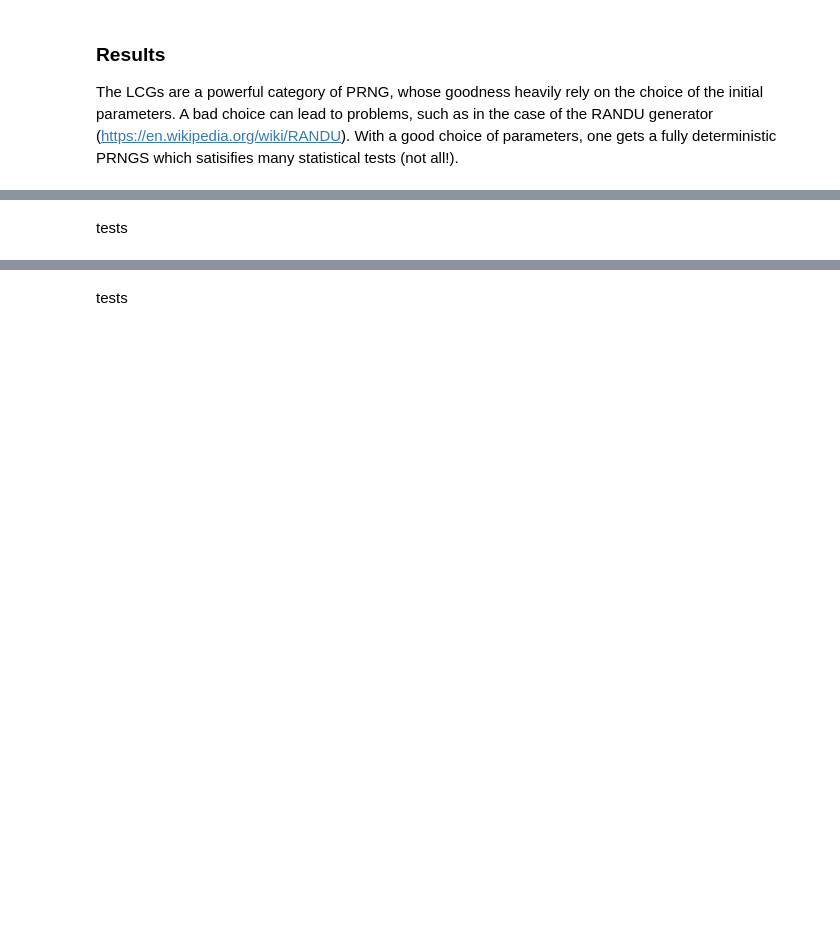
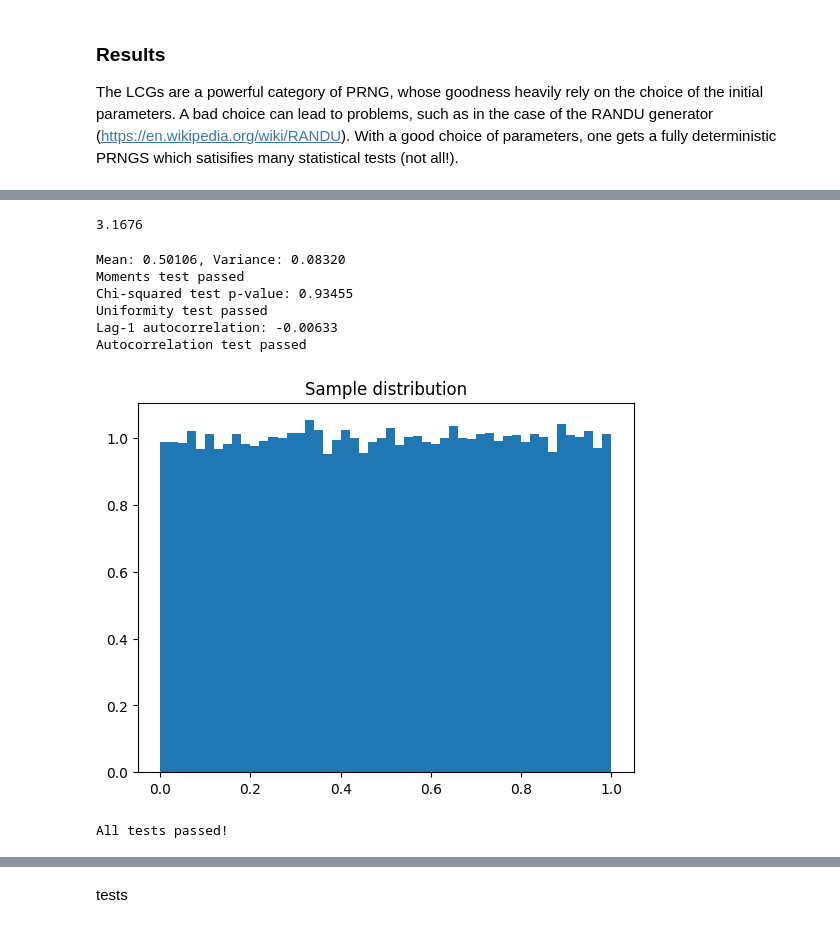
Before and after one commit to SimoneSped/focus_project_Comp_Astro, a Jupyter notebook: notebooks/Report.ipynb, the cells around one changed output, grey strips where cells are left out. Drawn from its saved outputs; the diff is of its cells as text; code cells hidden in the pictures; blank space fills up the shorter version.

Commit message:
Mersenne + NumPy (WIP)

```diff
--- a/notebooks/Report.ipynb
+++ b/notebooks/Report.ipynb
@@ -204,2 +244,11 @@ The LCGs are a powerful category of PRNG, whose goodness heavily rely on the cho
 # %%
+from prngs.mersenne_twister import MersenneTwister
+
 # Example Usage of MT
+
+mt = MersenneTwister(seed=42)
+
+# Generate 10 random numbers (scaled to [0,1))
+for _ in range(10):
+    value = MersenneTwister.next(mt)
+    print(value)
@@ -206,4 +266,35 @@ The LCGs are a powerful category of PRNG, whose goodness heavily rely on the cho
-# %% [markdown]
-tests
+# %%
+# Example Application of LCG: Estimate pi using Monte Carlo Method
+# Good for: Intuitively demonstrating uniformity and independence, but more in the test section.
+
+num_samples = 10000
+inside_circle = 0
+
+for _ in range(num_samples):
+    x = MersenneTwister.next(mt)
+    y = MersenneTwister.next(mt)
+    if x**2 + y**2 <= 1.0:
+        inside_circle += 1
+
+pi_estimate = 4 * inside_circle / num_samples
+print(pi_estimate)
+# %% [output]
+3.1676
+# %%
+from tests.tests import general_tests
+
+# Run General Tests
+rng = MersenneTwister(seed=42)
+
+general_tests(lambda: mt.next(), plot=True)
+# %% [output]
+Mean: 0.50106, Variance: 0.08320
+Moments test passed
+Chi-squared test p-value: 0.93455
+Uniformity test passed
+Lag-1 autocorrelation: -0.00633
+Autocorrelation test passed
+[figure, added]
+All tests passed!
 # %%
 # Run Tests
```
Also changed, not shown: parts of 9 cells of this notebook, 1 other file.
